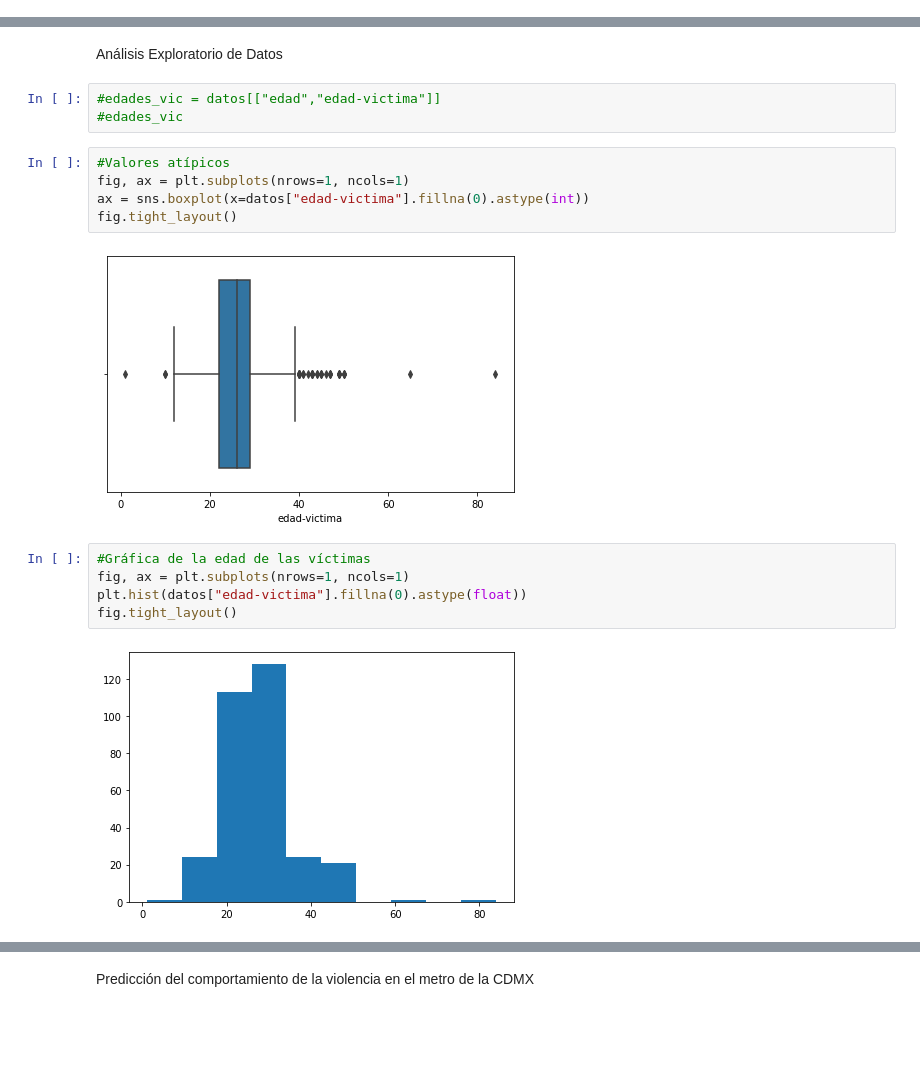
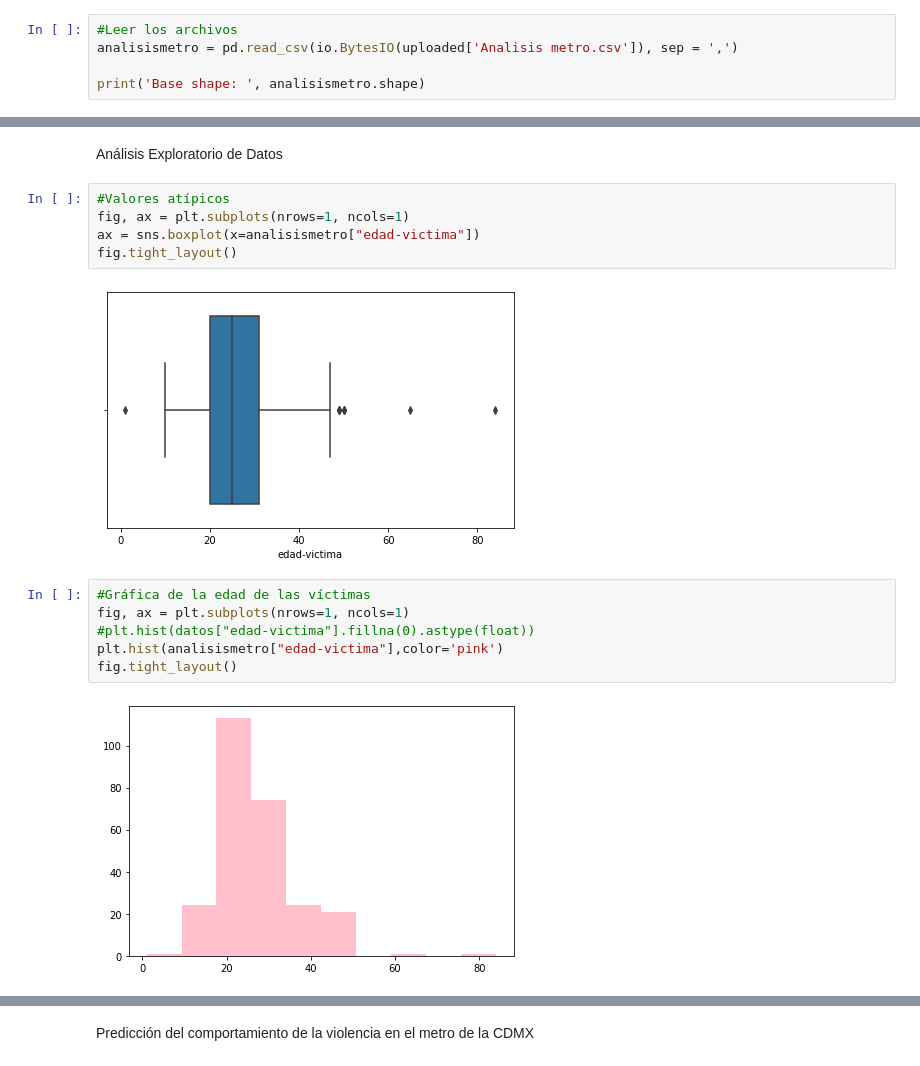
Before and after one commit to pauNancy21/Tareas-Ciencia-Datos, a Jupyter notebook: Código_fuente_ASE_I_NPGR.ipynb, the cells around one changed output, grey strips where cells are left out. Cells and saved outputs as stored; diff of their text form; blank space fills up the shorter version.

```diff
--- a/Código_fuente_ASE_I_NPGR.ipynb
+++ b/Código_fuente_ASE_I_NPGR.ipynb
@@ -84,0 +54,5 @@ datos
+# %%
+#Leer los archivos
+analisismetro = pd.read_csv(io.BytesIO(uploaded['Analisis metro.csv']), sep = ',')
+
+print('Base shape: ', analisismetro.shape)
@@ -335,19 +169,17 @@ dtype: int64
 # %% [markdown]
 Análisis Exploratorio de Datos
-# %%
-#edades_vic = datos[["edad","edad-victima"]]
-#edades_vic
 # %%
 #Valores atípicos
 fig, ax = plt.subplots(nrows=1, ncols=1)
-ax = sns.boxplot(x=datos["edad-victima"].fillna(0).astype(int))
+ax = sns.boxplot(x=analisismetro["edad-victima"])
 fig.tight_layout()
 # %% [output]
-[figure, old version]
+[figure, new version]
 # %%
 #Gráfica de la edad de las víctimas
 fig, ax = plt.subplots(nrows=1, ncols=1)
-plt.hist(datos["edad-victima"].fillna(0).astype(float))
+#plt.hist(datos["edad-victima"].fillna(0).astype(float))
+plt.hist(analisismetro["edad-victima"],color='pink')
 fig.tight_layout()
 # %% [output]
-[figure, old version]
+[figure, new version]
```
Also changed, not shown: parts of 65 cells of this notebook.
